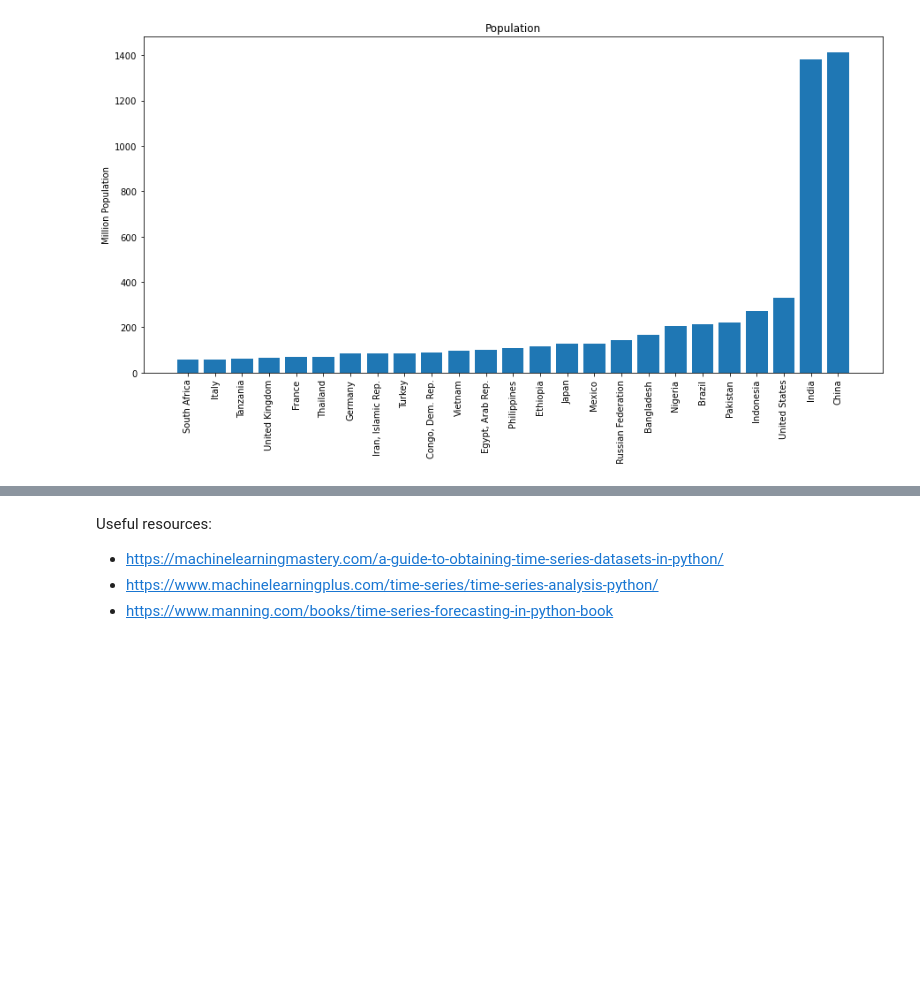
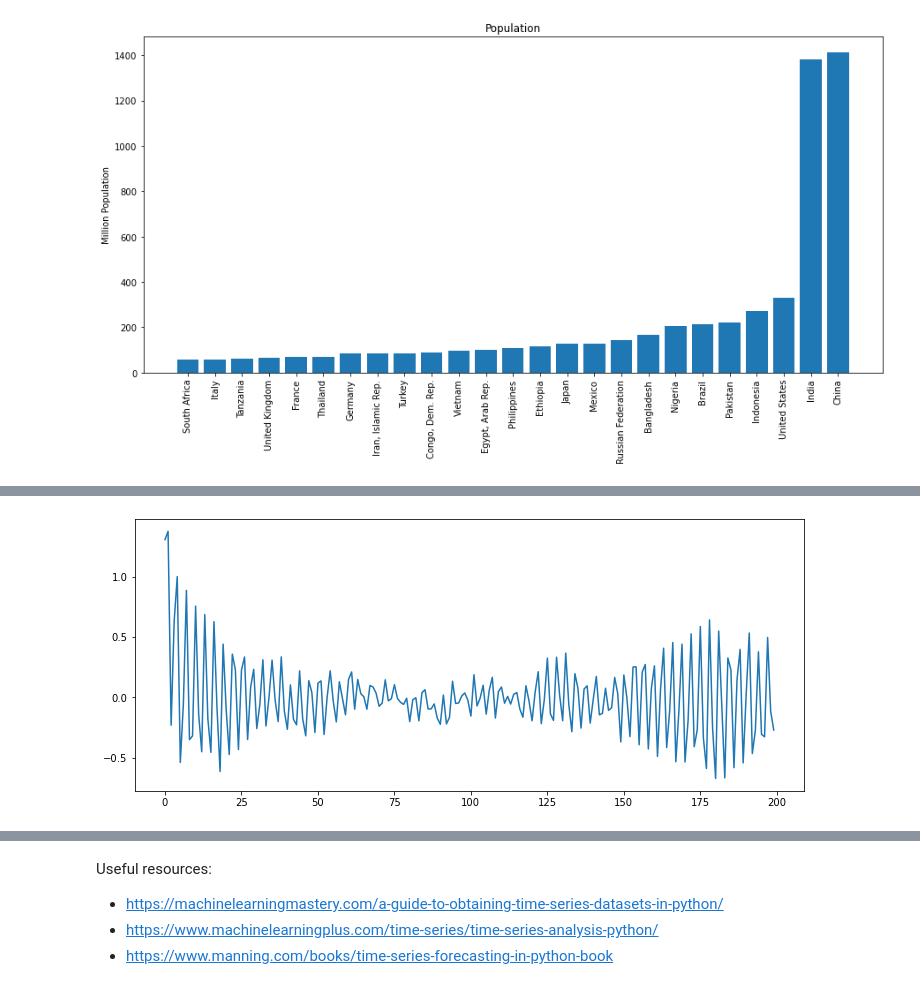
Before and after one commit to nisengweregis/time_series, a Jupyter notebook: time_series_v2.ipynb, the cells around one changed output, grey strips where cells are left out. Cells and saved outputs as stored; diff of their text form; code cells hidden in the pictures; blank space fills up the shorter version.

Commit message:
Adding more examples of time series.

```diff
--- a/time_series_v2.ipynb
+++ b/time_series_v2.ipynb
@@ -213,0 +345,23 @@ plt.show()
+# %%
+import numpy as np
+
+# Predefined paramters
+ar_n = 3                     # Order of the AR(n) data
+ar_coeff = [0.7, -0.3, -0.1] # Coefficients b_3, b_2, b_1
+noise_level = 0.1            # Noise added to the AR(n) data
+length = 200                 # Number of data points to generate
+
+# Random initial values
+ar_data = list(np.random.randn(ar_n))
+
+# Generate the rest of the values
+for i in range(length - ar_n):
+    next_val = (np.array(ar_coeff) @ np.array(ar_data[-3:])) + np.random.randn() * noise_level
+    ar_data.append(next_val)
+
+# Plot the time series
+fig = plt.figure(figsize=(12,5))
+plt.plot(ar_data)
+plt.show()
+# %% [output]
+[figure, added]
```
Also changed, not shown: parts of 8 cells of this notebook.
